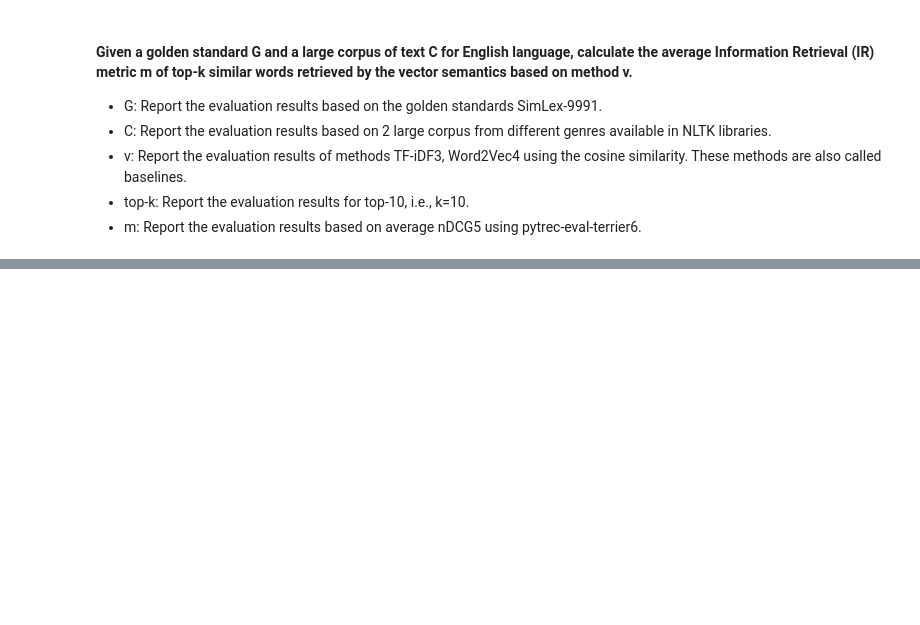
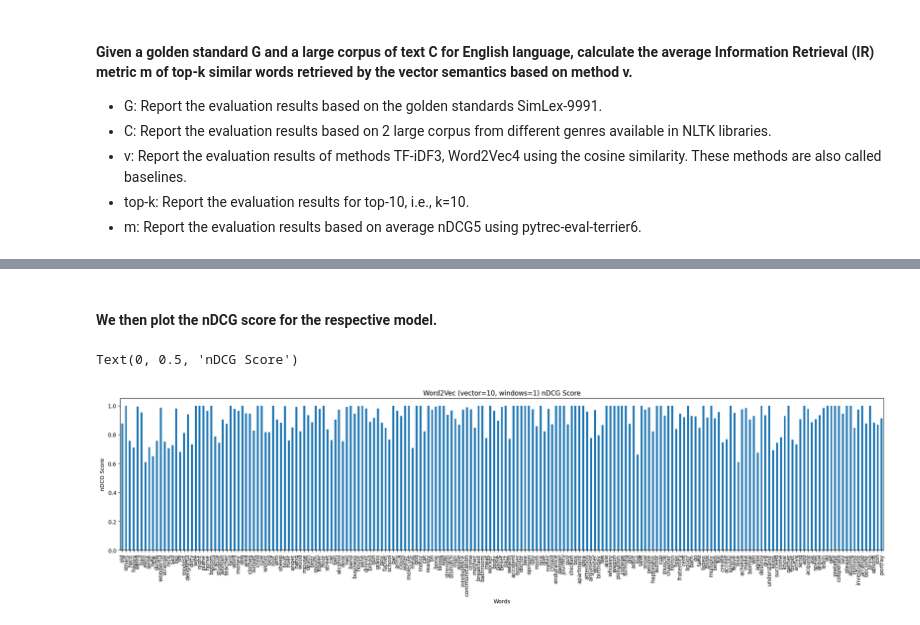
Before and after one commit to duongy18418/NLP-Assignments, a Jupyter notebook: Assign.2 (Vector vs. Lexical Semantics)/Vector_vs_Lexical.ipynb, the cells around one changed output, grey strips where cells are left out. Saved outputs shown, nothing was run; the diff lists cells and outputs as text; code cells hidden in the pictures; blank space fills up the shorter version.

Commit message:
Finished coding and model training

```diff
--- a/Assign.2 (Vector vs. Lexical Semantics)/Vector_vs_Lexical.ipynb
+++ b/Assign.2 (Vector vs. Lexical Semantics)/Vector_vs_Lexical.ipynb
@@ -105,0 +154,5 @@ TF_result
+# %%
+temp_df = simlex_999.groupby('word1', sort=False)['SimLex999'].apply(list).to_frame()
+temp_df.reset_index(inplace=True)
+temp_df.index = numpy.arange(1, len(temp_df)+1)
+temp_df
@@ -105,0 +175,3 @@ TF_result
+# %%
+top_k_df = pandas.merge(top_k_df, temp_df, on='word1')
+top_k_df
@@ -105,0 +194,13 @@ TF_result
+# %%
+top_k_df['nDCG Score'] = ""
+
+for i in top_k_df.index:
+    c = [top_k_df['cosine similarities'][i]]
+    g = [top_k_df['SimLex999'][i]]
+
+    if len(top_k_df['cosine similarities'][i]) > 1:
+        if len(top_k_df['cosine similarities'][i]) == len(top_k_df['SimLex999'][i]):
+            score = ndcg_score(g, c)
+            top_k_df['nDCG Score'][i] = score
+
+top_k_df
@@ -105,0 +221,5 @@ TF_result
+# %%
+top_k_df['nDCG Score'].replace('', numpy.nan, inplace=True)
+top_k_df.dropna(subset=['nDCG Score'], inplace = True)
+top_k_df.set_index('word1', inplace=True)
+top_k_df
@@ -105,0 +241,10 @@ TF_result
+# %% [markdown]
+#### We then plot the nDCG score for the respective model.
+# %%
+top_k_df['nDCG Score'].plot(kind='bar', figsize=(25,5))
+pyplot.title("Word2Vec (vector=10, windows=1) nDCG Score")
+pyplot.xlabel('Words')
+pyplot.ylabel('nDCG Score')
+# %% [output]
+Text(0, 0.5, 'nDCG Score')
+[figure, added]
```
Also changed, not shown: parts of 42 cells of this notebook, 6 other files.
